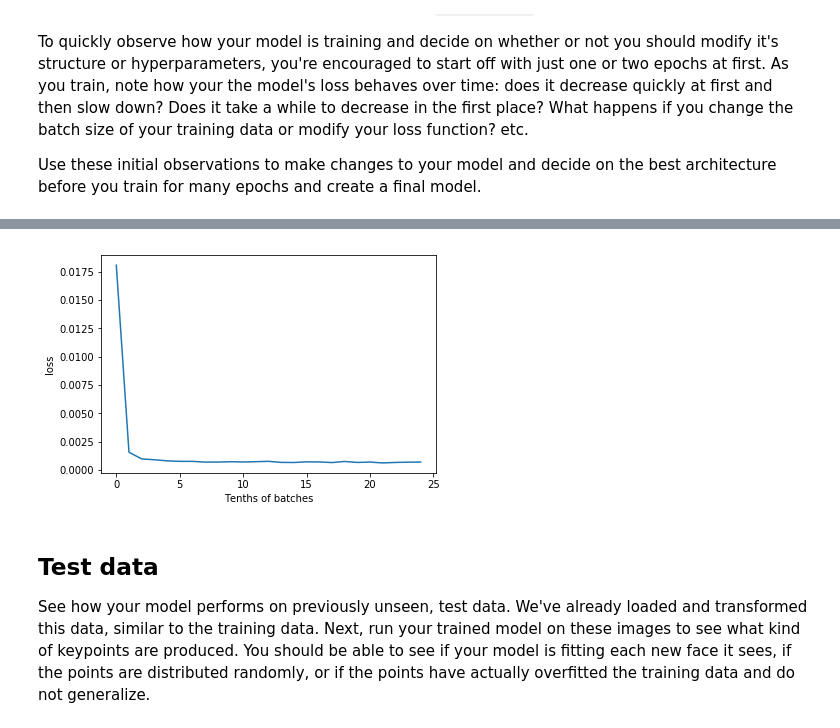
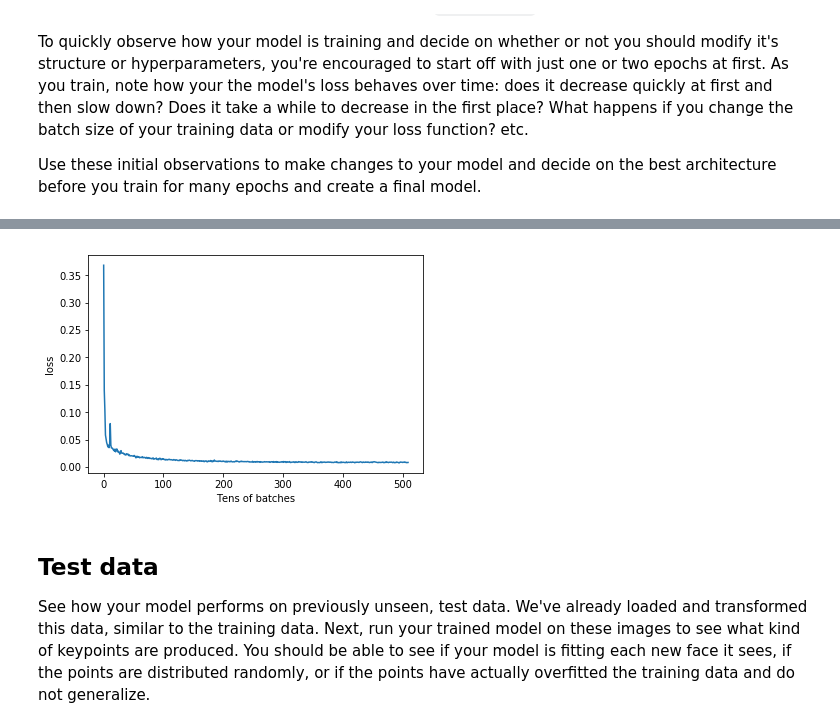
Before and after one commit to jesus-a-martinez-v/facial-keypoints, a Jupyter notebook: 2. Define the Network Architecture.ipynb, the cells around one changed output, grey strips where cells are left out. Drawn from its saved outputs; the diff is of its cells as text; code cells hidden in the pictures.

Commit message:
Working models.

```diff
--- a/2. Define the Network Architecture.ipynb
+++ b/2. Define the Network Architecture.ipynb
@@ -175,7 +186,7 @@ Decide on a good batch size for training your model. Try both small and large ba
 **Note for Windows users**: Please change the `num_workers` to 0 or you may face some issues with your DataLoader failing.
 # %%
 # load training data in batches
-batch_size = 64
+batch_size = 53
 
 train_loader = DataLoader(transformed_dataset,
                           batch_size=batch_size,
@@ -343,7 +359,7 @@ Next, you'll define how the model will train by deciding on the loss function an
 ## TODO: Define the loss and optimization
 import torch.optim as optim
 
-criterion = nn.MSELoss()
+criterion = nn.SmoothL1Loss()
 
 optimizer = optim.Adam(net.parameters())
 # %% [markdown]
@@ -362,6 +378,7 @@ def train_net(net, n_epochs):
 
     # prepare the net for training
     net.train()
+    net.to(torch.device("cuda"))
     loss_over_time = []
     training_start_time = time.time()
 
@@ -382,6 +399,9 @@ def train_net(net, n_epochs):
             # Convert variables to floats for regression loss
             key_pts = key_pts.type(torch.FloatTensor)
             images = images.type(torch.FloatTensor)
+
+            key_pts = key_pts.to(torch.device("cuda"))
+            images = images.to(torch.device("cuda"))
 
             # Forward pass to get outputs
             output_pts = net.forward(images)
@@ -417,7 +437,7 @@ def train_net(net, n_epochs):
     return loss_over_time
 # %%
 # train your network
-n_epochs = 5 # start small, and increase when you've decided on your model structure and hyperparams
+n_epochs = 85 # start small, and increase when you've decided on your model structure and hyperparams
 
 training_loss = train_net(net, n_epochs)
 # %% [output]
@@ -441,15 +461,14 @@ Total training time: 1890.626740694046 seconds.
 # %%
 # visualize the loss as the network trained
 def plot_loss(loss_history):
     plt.plot(loss_history)
-    plt.xlabel('Tenths of batches')
+    plt.xlabel('Tens of batches')
     plt.ylabel('loss')
-    # plt.ylim(0, 2.5) # Consistent scale
     plt.show()
 
 plot_loss(training_loss)
 # %% [output]
-[figure, old version]
+[figure, new version]
 # %% [markdown]
 ## Test data
 
```
Also changed, not shown: parts of 11 cells of this notebook, 3 other files.
